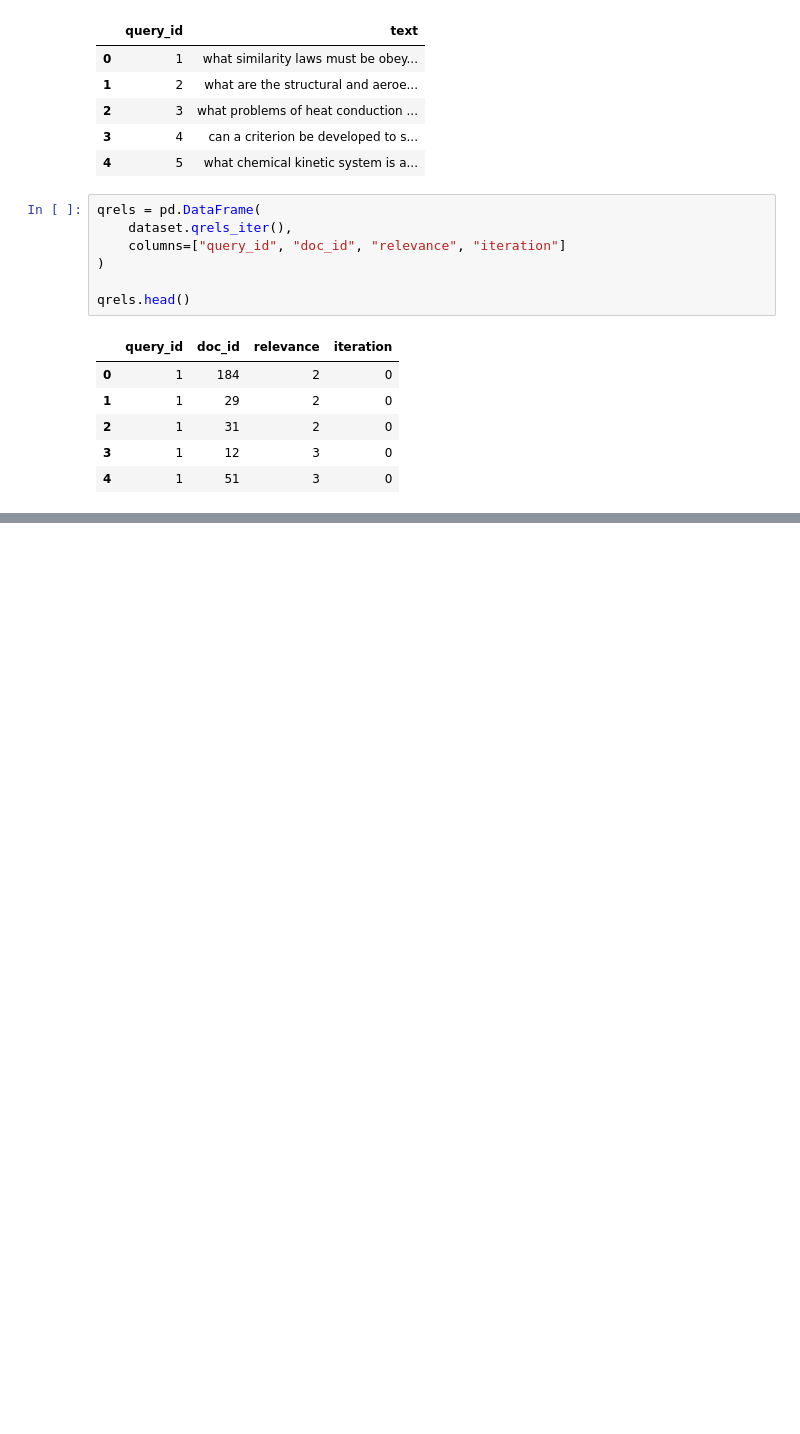
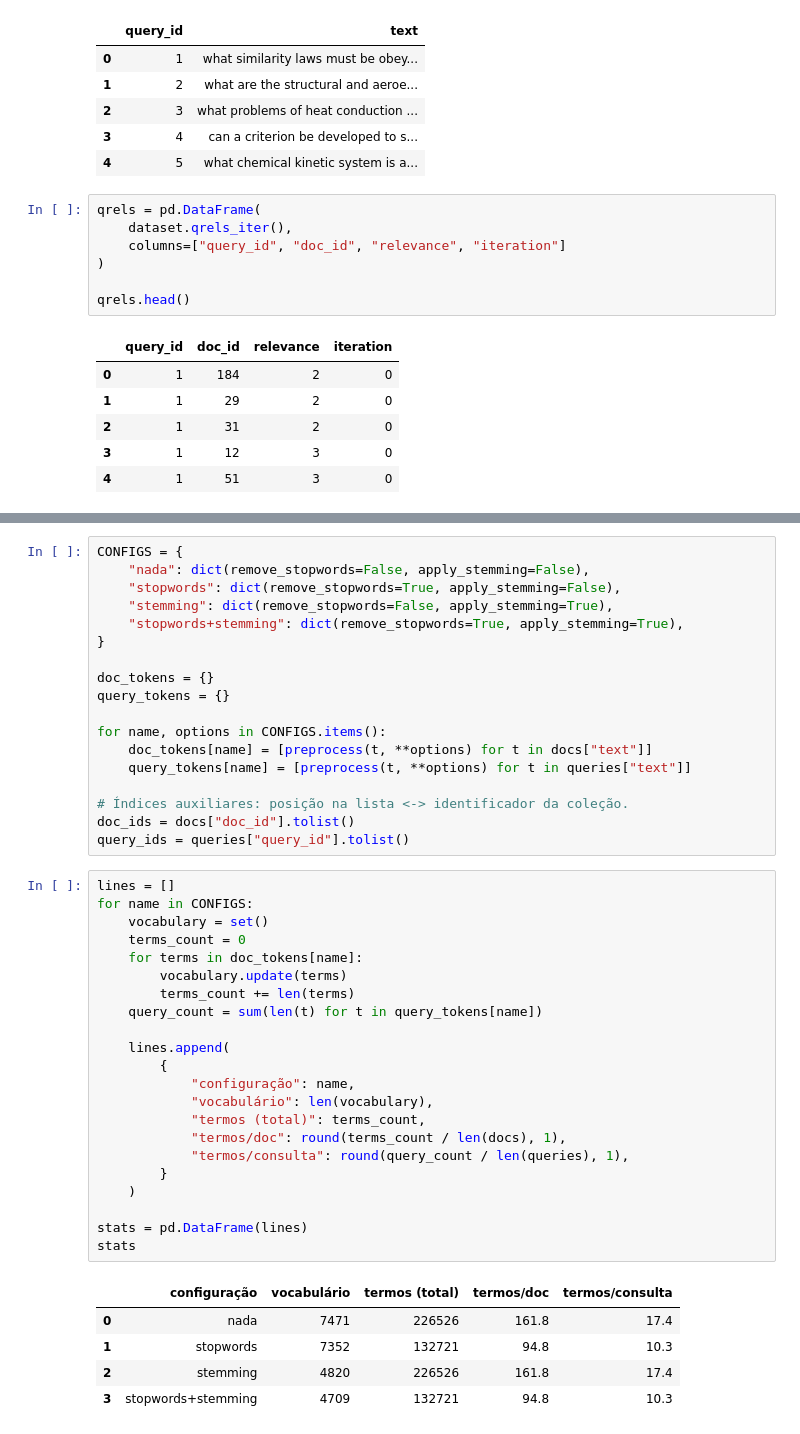
Before and after one commit to DemoreDev/rec-info, a Jupyter notebook: trabalho1/main.ipynb, the cells around one changed output, grey strips where cells are left out. Cells and saved outputs as stored; diff of their text form; blank space fills up the shorter version.

```diff
--- a/trabalho1/main.ipynb
+++ b/trabalho1/main.ipynb
@@ -59,0 +170,46 @@ qrels.to_csv("data/cranfield_qrels.csv", index=False)
+# %%
+CONFIGS = {
+    "nada": dict(remove_stopwords=False, apply_stemming=False),
+    "stopwords": dict(remove_stopwords=True, apply_stemming=False),
+    "stemming": dict(remove_stopwords=False, apply_stemming=True),
+    "stopwords+stemming": dict(remove_stopwords=True, apply_stemming=True),
+}
+
+doc_tokens = {}
+query_tokens = {}
+
+for name, options in CONFIGS.items():
+    doc_tokens[name] = [preprocess(t, **options) for t in docs["text"]]
+    query_tokens[name] = [preprocess(t, **options) for t in queries["text"]]
+
+# Índices auxiliares: posição na lista <-> identificador da coleção.
+doc_ids = docs["doc_id"].tolist()
+query_ids = queries["query_id"].tolist()
+# %%
+lines = []
+for name in CONFIGS:
+    vocabulary = set()
+    terms_count = 0
+    for terms in doc_tokens[name]:
+        vocabulary.update(terms)
+        terms_count += len(terms)
+    query_count = sum(len(t) for t in query_tokens[name])
+
+    lines.append(
+        {
+            "configuração": name,
+            "vocabulário": len(vocabulary),
+            "termos (total)": terms_count,
+            "termos/doc": round(terms_count / len(docs), 1),
+            "termos/consulta": round(query_count / len(queries), 1),
+        }
+    )
+
+stats = pd.DataFrame(lines)
+stats
+# %% [output]
+|  | configuração | vocabulário | termos (total) | termos/doc | termos/consulta |
+| 0 | nada | 7471 | 226526 | 161.8 | 17.4 |
+| 1 | stopwords | 7352 | 132721 | 94.8 | 10.3 |
+| 2 | stemming | 4820 | 226526 | 161.8 | 17.4 |
+| 3 | stopwords+stemming | 4709 | 132721 | 94.8 | 10.3 |
```
Also changed, not shown: parts of 32 cells of this notebook, 2 other files.
